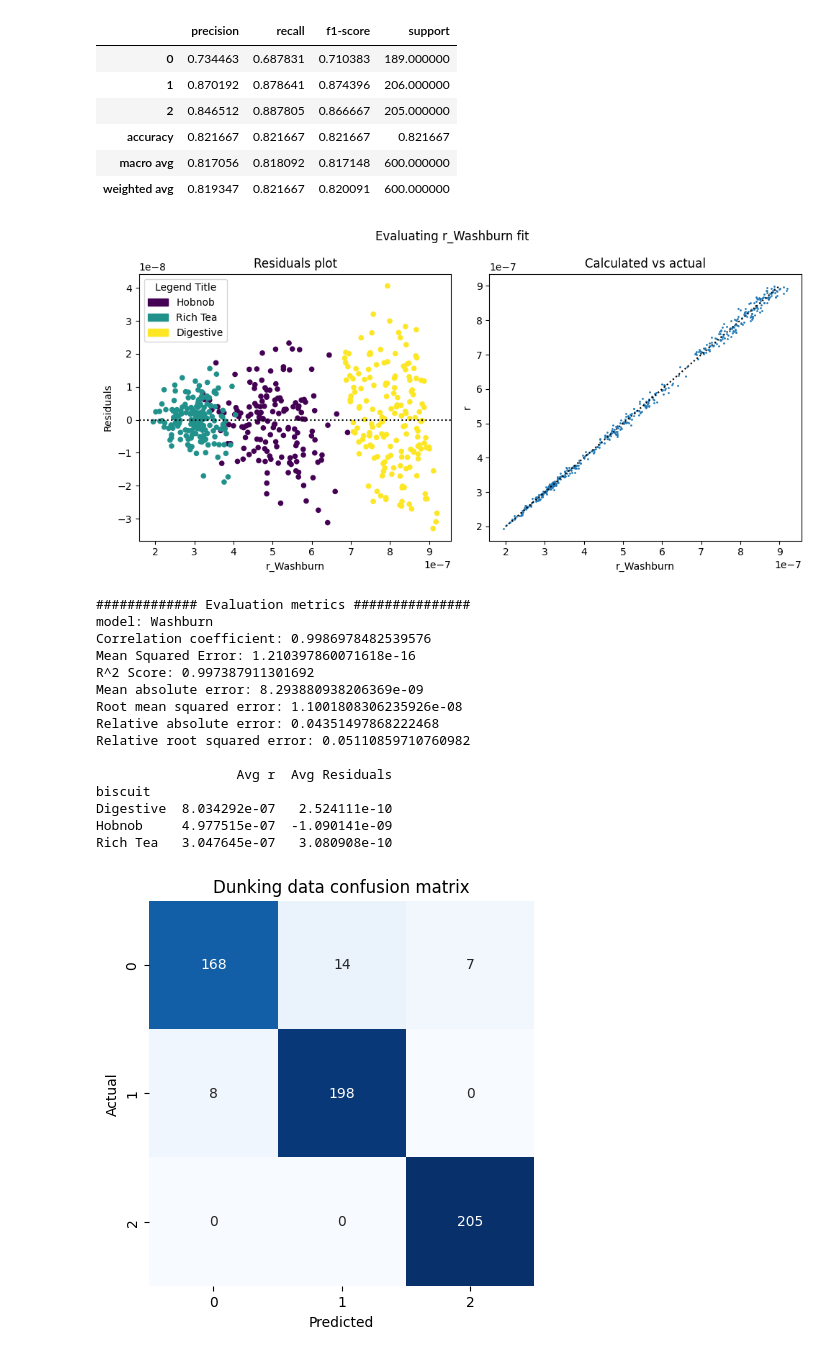
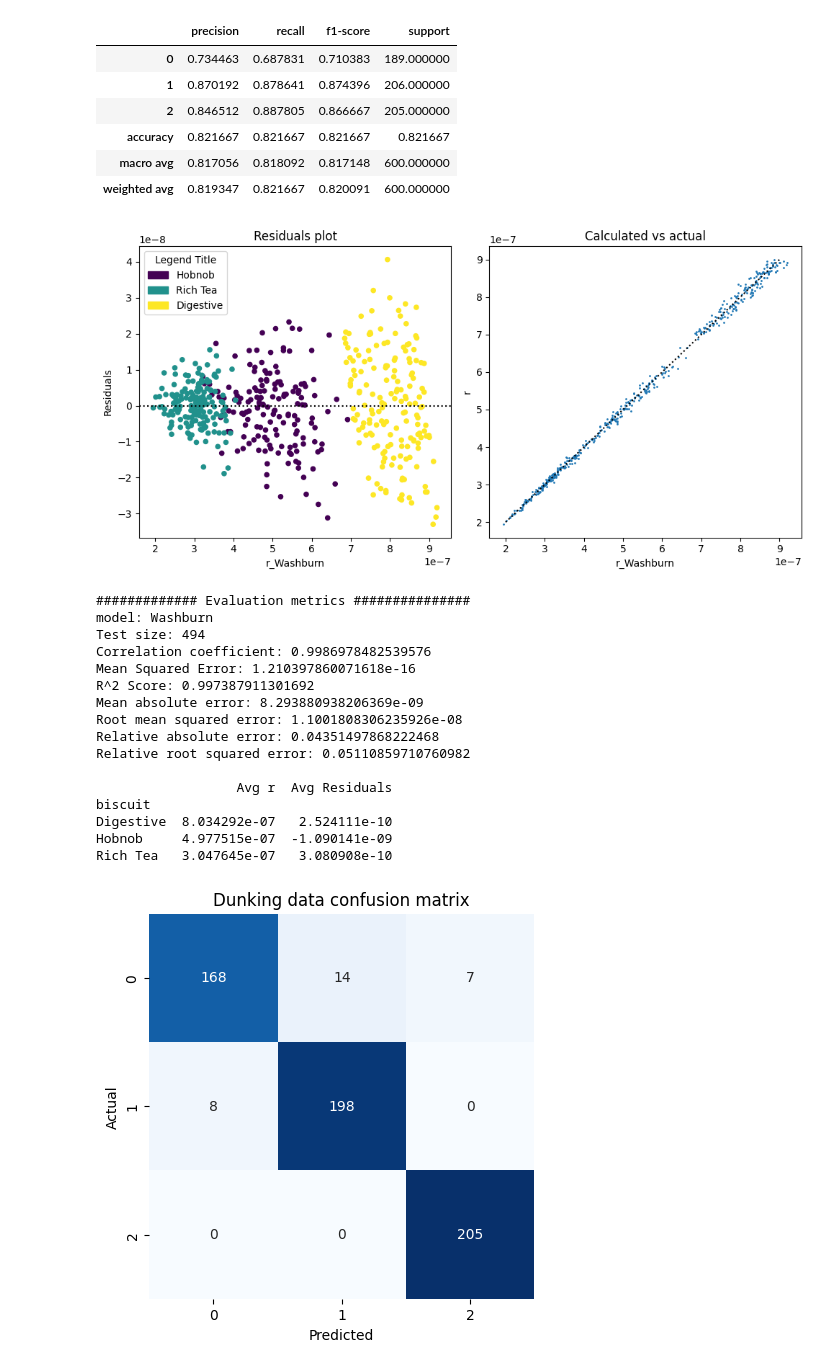
Before and after one commit to kon-218/biscuit_analysis, a Jupyter notebook: code3.ipynb, the cells around one changed output. Saved outputs shown, nothing was run; the diff lists cells and outputs as text; code cells hidden in the pictures.

```diff
--- a/code3.ipynb
+++ b/code3.ipynb
@@ -361,6 +361,7 @@ def evaluation_metrics(model, y_true, y_pred):
 
     print("############# Evaluation metrics ###############")
     print("model: "+str(model))
+    print("Test size: "+str(y_pred.shape[0]))
     # Correlation coefficient
     corr_coef = np.corrcoef(y_true, y_pred)[0, 1]
     print("Correlation coefficient:", corr_coef)
@@ -382,64 +383,70 @@ def evaluation_metrics(model, y_true, y_pred):
     print("Root mean squared error:", rmse)
 
     # Relative absolute error (RAE)
     rae = np.sum(np.abs(y_true - y_pred)) / np.sum(np.abs(y_true - np.mean(y_true)))
     print("Relative absolute error:", rae)
 
     # Root relative squared error (RRSE)
     rrse = np.sqrt(np.sum(np.square(y_true - y_pred)) / np.sum(np.square(y_true - np.mean(y_true))))
     print("Relative root squared error:", rrse, "\n")
 
     return
 
+import matplotlib.pyplot as plt
 from matplotlib.patches import Patch
 
-# Calculate Washburn r from df_no_outliers
-df_no_outliers["r_Washburn"] = df_no_outliers.apply(calc_r_washburn, axis=1)
-df_no_outliers["r_Washburn_residuals"] = df_no_outliers["r"] - df_no_outliers["r_Washburn"]
+def plot_calculated_vs_actual(df, actual_col, pred_col):
+    # Calculate residuals
+    df['residuals_col'] = df[actual_col] - df[pred_col]
 
-# Plot residuals and calc vs empirical
-fig, axs = plt.subplots(1, 2, figsize=(10,5))
+
+    fig, axs = plt.subplots(1, 2, figsize=(10,5))
+
+    # Plot the residuals
+    df.plot(ax=axs[0], x=pred_col, y='residuals_col', kind='scatter', c=df['biscuit_encoded'], colormap="viridis")
+    axs[0].set_xlabel(pred_col)
+    axs[0].axhline(y=0.0, color='black', linestyle='dotted')
+    axs[0].set_ylabel('Residuals')
+    axs[0].set_title('Residuals plot')
+
+    # Remove the colorbar
+    cbar = axs[0].collections[0].colorbar
+    cbar.remove()
+
+    # Create a legend
+    colors = plt.cm.viridis(np.linspace(0, 1, len(legend_labels)))
+    patches = [Patch(color=colors[i], label=legend_labels[i]) for i in range(len(legend_labels))]
+    axs[0].legend(handles=patches, title='Legend Title')
+
+    axs[1].set_title("Calculated vs actual")
+    df.plot(ax=axs[1], x=pred_col, y=actual_col, kind='scatter', s=1, alpha=1)
+
+    # plot x=y
+    axs[1].plot([0.0000002, 0.0000009], [0.0000002, 0.0000009], color='black', linestyle='dotted')
+
+    plt.tight_layout()
+    plt.show()
+    return
 
 # Plot the residuals
-df_no_outliers.plot(ax=axs[0], x='r_Washburn', y='r_Washburn_residuals', kind='scatter', color=df_no_outliers["biscuit_encoded"], colormap="viridis")
-axs[0].set_xlabel('r_Washburn')
-axs[0].axhline(y=0.0, color='black', linestyle='dotted')
-axs[0].set_ylabel('Residuals')
-axs[0].set_title('Residuals plot')
-# Remove the colorbar
-cbar = axs[0].collections[0].colorbar
-cbar.remove()
-
-# Create a legend
-legend_labels = ['Hobnob', 'Rich Tea', 'Digestive']
-colors = plt.cm.viridis(np.linspace(0, 1, len(legend_labels)))
-patches = [Patch(color=colors[i], label=legend_labels[i]) for i in range(len(legend_labels))]
-
-axs[0].legend(handles=patches, title='Legend Title')
-axs[1].set_title("Calculated vs actual")
-df_no_outliers.plot(ax=axs[1], x='r_Washburn', y='r', kind='scatter', s=1, alpha=1)
-# plot x=y
-axs[1].plot([0.0000002, 0.0000009], [0.0000002, 0.0000009], color='black', linestyle='dotted')
-fig.suptitle("Evaluating r_Washburn fit")
-
-plt.tight_layout()
-plt.show()
+plot_calculated_vs_actual(df_no_outliers, "r", "r_Washburn")
 
 # Print evaluation metrics
 evaluation_metrics("Washburn", df_no_outliers["r"], df_no_outliers["r_Washburn"])
 
 # Calculate average residuals and average r by biscuit
 average_residuals = df_no_outliers.groupby("biscuit")["r_Washburn_residuals"].mean()
 average_r = df_no_outliers.groupby("biscuit")["r"].mean()
 
 # Combine into a single DataFrame
 average_df = pd.DataFrame({'Avg r': average_r, 'Avg Residuals': average_residuals})
 
 print(average_df)
 # %% [output]
-[figure, old version]
+[figure, new version]
 ############# Evaluation metrics ###############
 model: Washburn
+Test size: 494
 Correlation coefficient: 0.9986978482539576
 Mean Squared Error: 1.210397860071618e-16
 R^2 Score: 0.997387911301692
```
Also changed, not shown: parts of 10 cells of this notebook, 2 other files.
